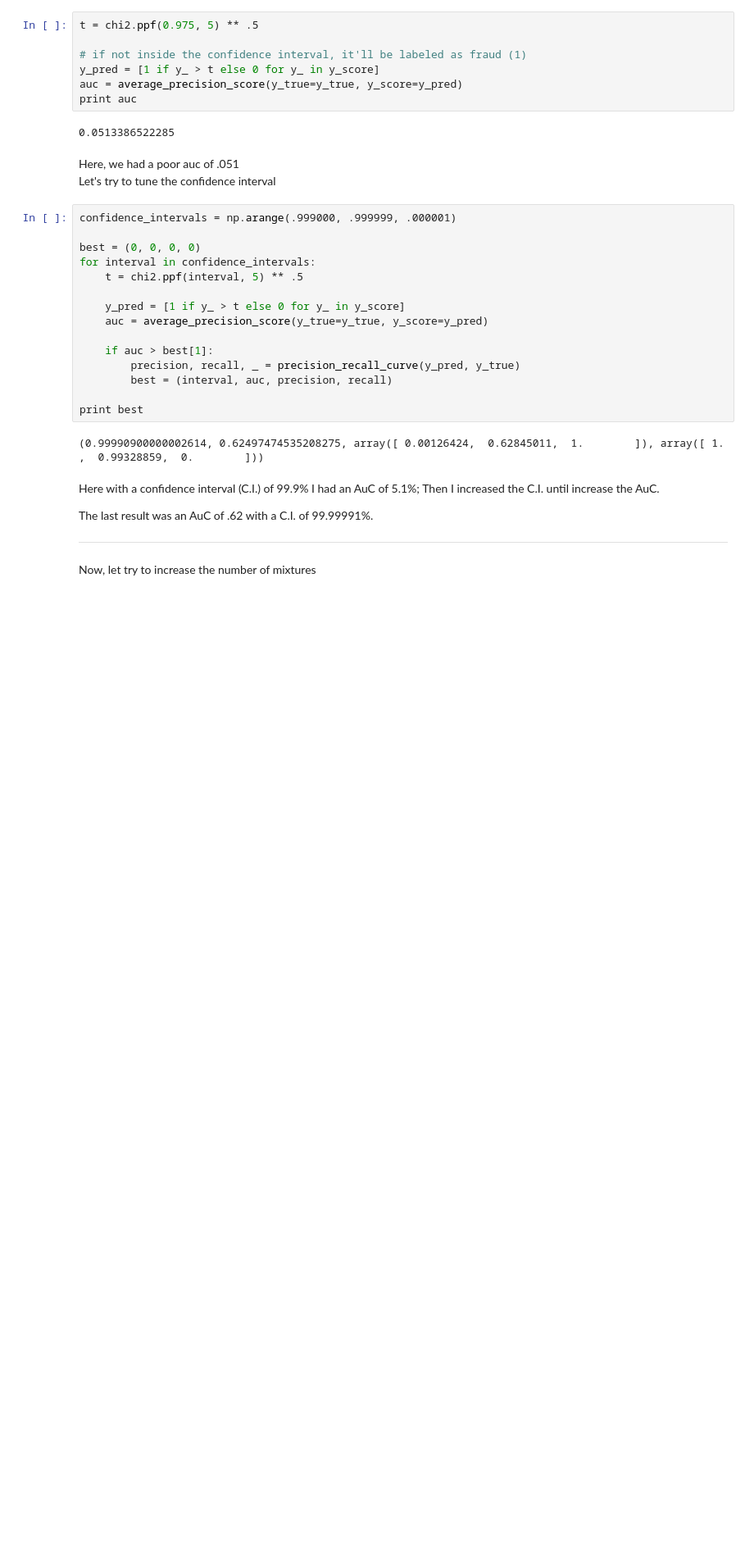
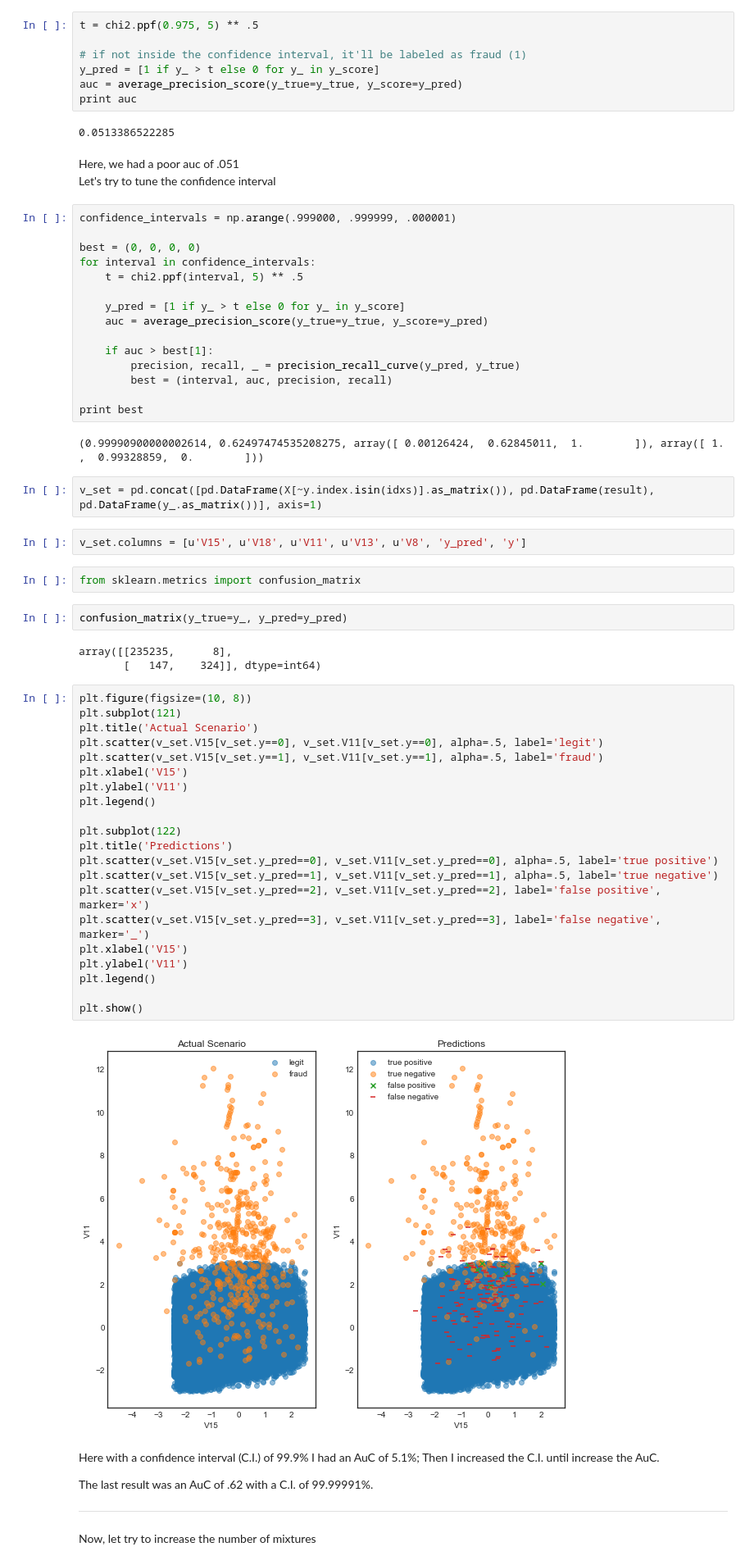
Before and after one commit to NekuSakuraba/machine-learning, a Jupyter notebook: projects/capstone/project/Project Development.ipynb, the cells around one changed output. Shown at 82% size. Drawn from its saved outputs; the diff is of its cells as text; blank space fills up the shorter version.

```diff
--- a/projects/capstone/project/Project Development.ipynb
+++ b/projects/capstone/project/Project Development.ipynb
@@ -694,6 +699,40 @@ for interval in confidence_intervals:
 print best
 # %% [output]
 (0.99990900000002614, 0.62497474535208275, array([ 0.00126424,  0.62845011,  1.        ]), array([ 1.        ,  0.99328859,  0.        ]))
+# %%
+v_set = pd.concat([pd.DataFrame(X[~y.index.isin(idxs)].as_matrix()), pd.DataFrame(result), pd.DataFrame(y_.as_matrix())], axis=1)
+# %%
+v_set.columns = [u'V15', u'V18', u'V11', u'V13', u'V8', 'y_pred', 'y']
+# %%
+from sklearn.metrics import confusion_matrix
+# %%
+confusion_matrix(y_true=y_, y_pred=y_pred)
+# %% [output]
+array([[235235,      8],
+       [   147,    324]], dtype=int64)
+# %%
+plt.figure(figsize=(10, 8))
+plt.subplot(121)
+plt.title('Actual Scenario')
+plt.scatter(v_set.V15[v_set.y==0], v_set.V11[v_set.y==0], alpha=.5, label='legit')
+plt.scatter(v_set.V15[v_set.y==1], v_set.V11[v_set.y==1], alpha=.5, label='fraud')
+plt.xlabel('V15')
+plt.ylabel('V11')
+plt.legend()
+
+plt.subplot(122)
+plt.title('Predictions')
+plt.scatter(v_set.V15[v_set.y_pred==0], v_set.V11[v_set.y_pred==0], alpha=.5, label='true positive')
+plt.scatter(v_set.V15[v_set.y_pred==1], v_set.V11[v_set.y_pred==1], alpha=.5, label='true negative')
+plt.scatter(v_set.V15[v_set.y_pred==2], v_set.V11[v_set.y_pred==2], label='false positive', marker='x')
+plt.scatter(v_set.V15[v_set.y_pred==3], v_set.V11[v_set.y_pred==3], label='false negative', marker='_')
+plt.xlabel('V15')
+plt.ylabel('V11')
+plt.legend()
+
+plt.show()
+# %% [output]
+[figure, added]
 # %% [markdown]
 Here with a confidence interval (C.I.) of 99.9% I had an AuC of 5.1%;
 Then I increased the C.I. until increase the AuC. <br />
```
Also changed, not shown: parts of 25 cells of this notebook.
